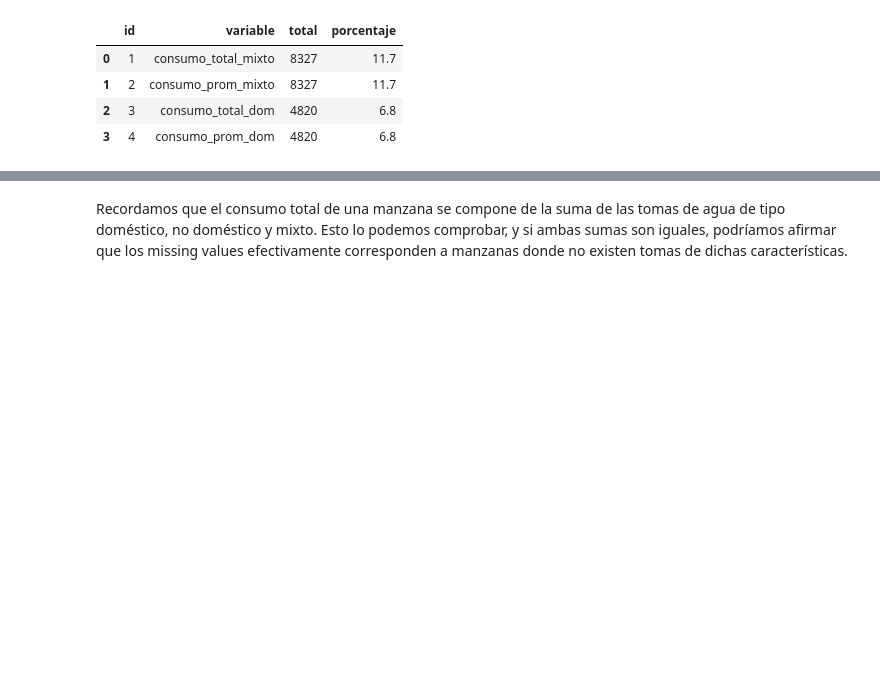
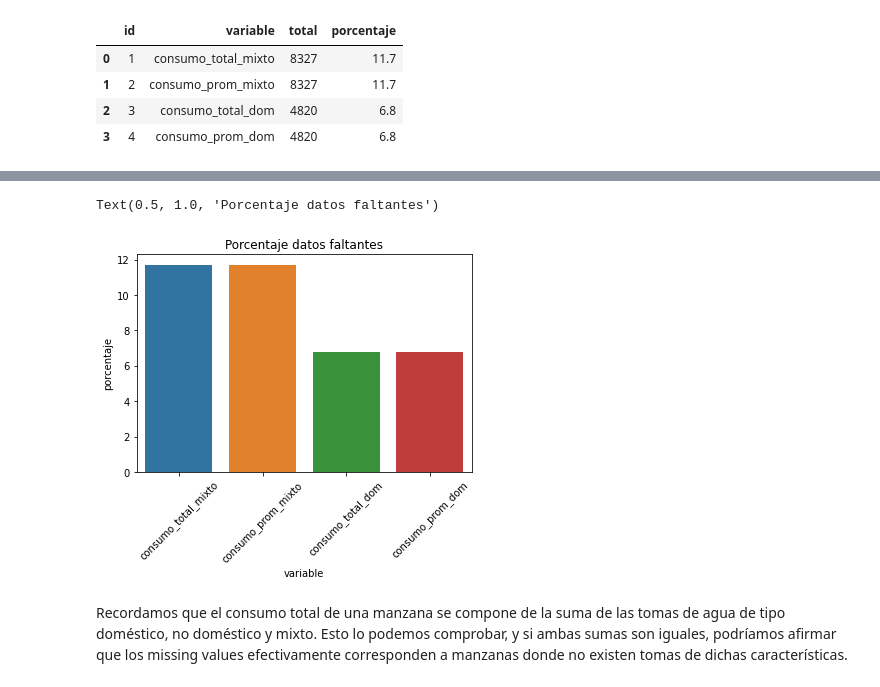
Before and after one commit to lechugaa/intro_ds_p1_consumo_agua, a Jupyter notebook: agua_profiling_expo.ipynb, the cells around one changed output, grey strips where cells are left out. Saved outputs shown, nothing was run; the diff lists cells and outputs as text; code cells hidden in the pictures; blank space fills up the shorter version.

```diff
--- a/agua_profiling_expo.ipynb
+++ b/agua_profiling_expo.ipynb
@@ -596,3 +606,11 @@ mv_df
+# %%
+mv_g2 = sns.barplot(y = "porcentaje", x = "variable", estimator = sum, data = mv_df, ci = None)
+for item in mv_g2.get_xticklabels():
+    item.set_rotation(45)
+mv_g2.set_title("Porcentaje datos faltantes")
+# %% [output]
+Text(0.5, 1.0, 'Porcentaje datos faltantes')
+[figure, added]
 # %% [markdown]
 Recordamos que el consumo total de una manzana se compone de la suma de las tomas de agua de tipo doméstico, no doméstico y mixto.
 Esto lo podemos comprobar, y si ambas sumas son iguales, podríamos afirmar que los missing values efectivamente corresponden a manzanas donde no existen tomas de dichas características.
```
Also changed, not shown: parts of 7 cells of this notebook.
